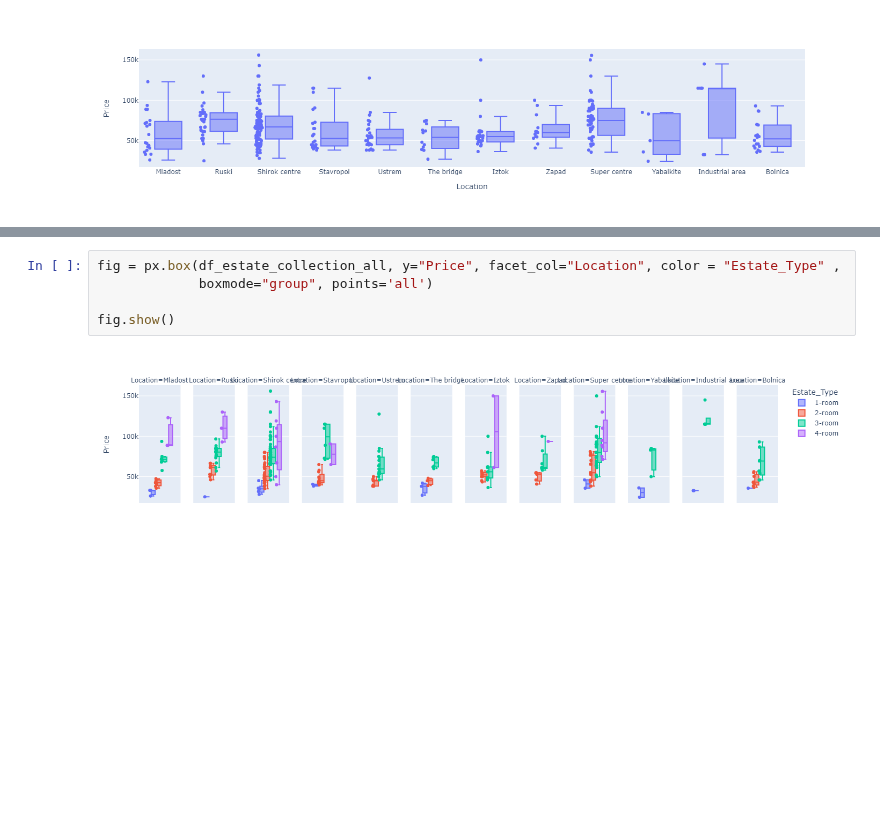
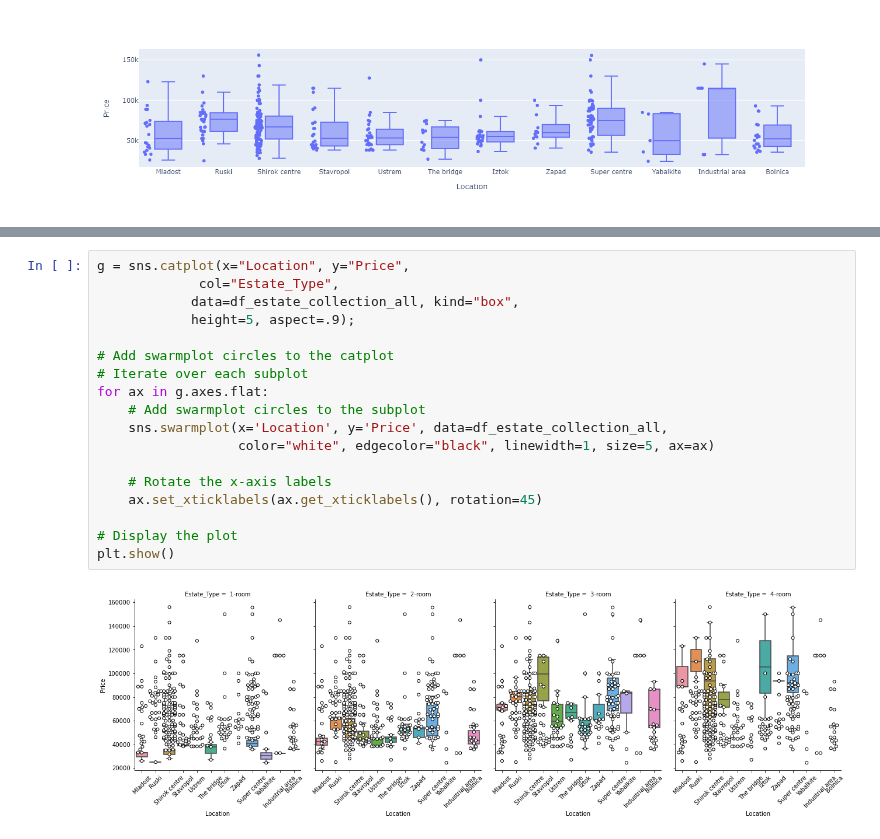
Before and after one commit to StefanRaychev/Web-scraping-and-data-analysis-of-estate-market, a Jupyter notebook: Scraping.ipynb, the cells around one changed output, grey strips where cells are left out. Cells and saved outputs as stored; diff of their text form; blank space fills up the shorter version.

```diff
--- a/Scraping.ipynb
+++ b/Scraping.ipynb
@@ -376,7 +385,20 @@ plt.show()
-# %%
-fig = px.box(df_estate_collection_all, y="Price", facet_col="Location", color = "Estate_Type" ,
-             boxmode="group", points='all')
-
-fig.show()
-# %% [output]
-[figure, removed]
+# %%
+g = sns.catplot(x="Location", y="Price",
+             col="Estate_Type",
+            data=df_estate_collection_all, kind="box",
+            height=5, aspect=.9);
+
+# Add swarmplot circles to the catplot
+# Iterate over each subplot
+for ax in g.axes.flat:
+    # Add swarmplot circles to the subplot
+    sns.swarmplot(x='Location', y='Price', data=df_estate_collection_all,
+                  color="white", edgecolor="black", linewidth=1, size=5, ax=ax)
+
+    # Rotate the x-axis labels
+    ax.set_xticklabels(ax.get_xticklabels(), rotation=45)
+
+# Display the plot
+plt.show()
+# %% [output]
+[figure, added]
```
Also changed, not shown: parts of 1 cell of this notebook.
